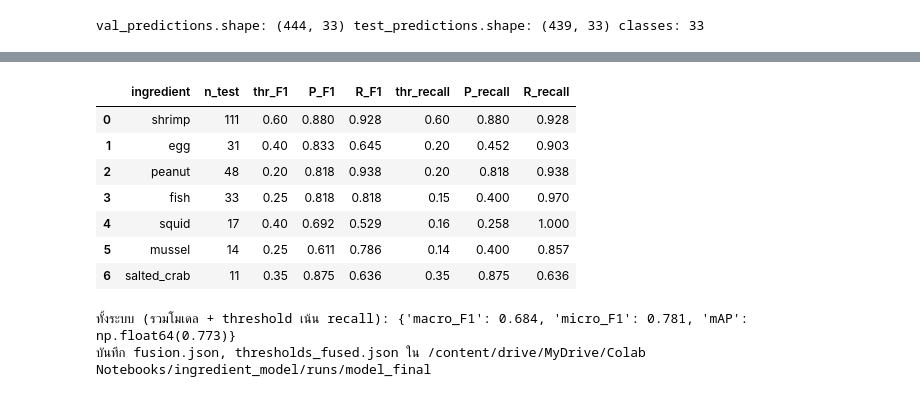
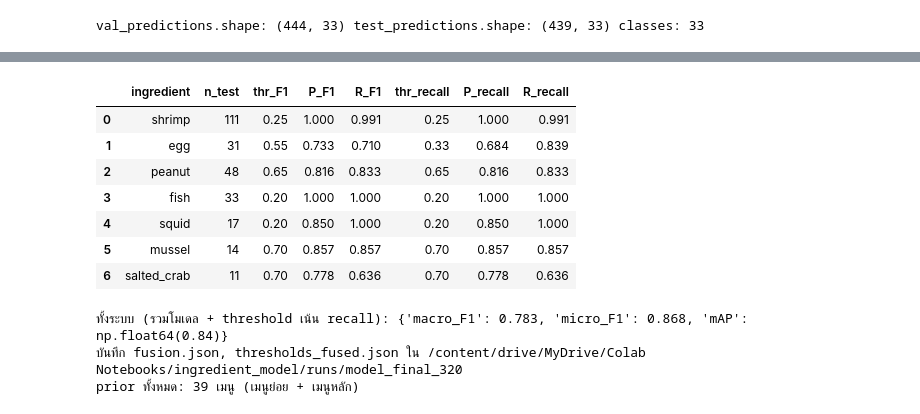
Before and after one commit to Duangkamolka0/gin-dai-mai, a Jupyter notebook: model/EfficientnetB0_ingredients.ipynb, the cells around one changed output, grey strips where cells are left out. Drawn from its saved outputs; the diff is of its cells as text; code cells hidden in the pictures.

Commit message:
Add ingredient detection model with dish-recipe fusion
- EfficientNetB0 multi-label ingredient model (320px, 33 ingredients)
- Fix model.py, router.py and scorer.py bugs; fix Thai label key mismatches

```diff
--- a/model/EfficientnetB0_ingredients.ipynb
+++ b/model/EfficientnetB0_ingredients.ipynb
@@ -10,7 +10,7 @@ import sys
 PROJECT    = '/content/drive/MyDrive/Colab Notebooks/ingredient_model'
 IMAGE_ROOT = '/content/drive/MyDrive/Colab Notebooks/image_ingredient_dataset'
 DATA_DIR   = '/content/data_prepared'
-COMPARE_DIR = f'{PROJECT}/runs/model_final'
+COMPARE_DIR = f'{PROJECT}/runs/model_final_320'
 FINAL_DIR = COMPARE_DIR
 os.chdir(PROJECT)
 print(os.listdir(PROJECT))
@@ -80,7 +82,7 @@ labels_final_set1_1669.json: 1669 → 1669 แถว (ตัดทิ้ง [])
 labels_final_set2_1584.json: 1584 → 1583 แถว (ตัดทิ้ง ['Set 2/panang/panangchicken/panangchicken(33).jpg']) → labels_final_set2_1584_fixed.json
 # %%
 BACKBONE = "efficientnetb0"
-IMG_SIZE = 224
+IMG_SIZE = 320
 BATCH = 32
 EPOCHS_HEAD = 10
 EPOCHS_FT = 40
@@ -1365,7 +1367,7 @@ for data in (train_data, val_data, test_data):
     data["dish_model"] = data["dish"].map(DISH_TO_MODEL)
     assert data["dish_model"].notna().all(), data.loc[data["dish_model"].isna(), "dish"].unique()
 
-PRIOR_LEVEL = "dish_model"
+PRIOR_LEVEL = "variant"
 
 prior_table = train_data.groupby(PRIOR_LEVEL)[classes].mean()
 global_mean = train_data[classes].mean().values
@@ -1566,39 +1568,72 @@ system_scores = get_scores(
 )
 
 print(
     "\nทั้งระบบ (รวมโมเดล + threshold เน้น recall):",
     {key: round(value, 3) for key, value in system_scores.items()}
 )
 
 fusion_data = {
     "weight_image": float(W),
     "prior_level": PRIOR_LEVEL,
     "prior": {
         key: dict(zip(classes, map(float, value)))
         for key, value in prior_table.iterrows()
     },
     "default_prior": dict(zip(classes, map(float, global_mean)))
 }
 
 with open(RUN / "fusion.json", "w", encoding="utf-8") as file:
     json.dump(fusion_data, file, indent=2, ensure_ascii=False)
 
 with open(RUN / "thresholds_fused.json", "w", encoding="utf-8") as file:
     json.dump(
         dict(zip(classes, map(float, final_thresholds))),
         file,
         indent=2
     )
 
 print("บันทึก fusion.json, thresholds_fused.json ใน", RUN)
+
+FAMILY = {
+    "som tum poo plara": "som tum", "som tum thai": "som tum",
+    "pad thai chicken": "pad thai", "pad thai goong": "pad thai", "pad thai pork": "pad thai",
+    "tom yum kung nam kon": "tom yum", "tom yum kung nam sai": "tom yum",
+    "tom yum pla": "tom yum", "tom yum seafood": "tom yum",
+    "beef green curry": "green curry", "chicken green curry": "green curry", "prok green curry X": "green curry",
+    "pad kra pao beef": "pad kra pao", "pad kra pao crispy pork": "pad kra pao",
+    "pad kra pao mince pork": "pad kra pao", "pad kra pao chicken X": "pad kra pao",
+    "tomkhagai": "tom kha",
+    "larbbeef": "larb", "larbchicken": "larb", "larbpork": "larb",
+    "panangbeef": "panang", "panangchicken": "panang", "panangpork": "panang",
+    "gaeng_som_cha_om_kung": "gaeng som", "gaengsomfish": "gaeng som", "gaengsomkung": "gaeng som",
+    "massamancurrybeef": "massaman", "massamancurrychicken": "massaman",
+}
+MERGE_GROUPS = {"pad thai (chicken/pork)": ["pad thai chicken", "pad thai pork"]}
+
+family_prior = {}
+fam = train_data["variant"].map(FAMILY)
+for name, group in train_data[fam.notna()].groupby(fam[fam.notna()]):
+    family_prior[name] = group[classes].mean()
+for name, members in MERGE_GROUPS.items():
+    family_prior[name] = train_data[train_data["variant"].isin(members)][classes].mean()
+
+with open(RUN / "fusion.json", encoding="utf-8") as file:
+    fusion = json.load(file)
+for name, values in family_prior.items():
+    fusion["prior"][name] = dict(zip(classes, map(float, values)))
+with open(RUN / "fusion.json", "w", encoding="utf-8") as file:
+    json.dump(fusion, file, indent=2, ensure_ascii=False)
+
+print("prior ทั้งหมด:", len(fusion["prior"]), "เมนู (เมนูย่อย + เมนูหลัก)")
 # %% [output]
 |  | ingredient | n_test | thr_F1 | P_F1 | R_F1 | thr_recall | P_recall | R_recall |
-| 0 | shrimp | 111 | 0.60 | 0.880 | 0.928 | 0.60 | 0.880 | 0.928 |
-| 1 | egg | 31 | 0.40 | 0.833 | 0.645 | 0.20 | 0.452 | 0.903 |
-| 2 | peanut | 48 | 0.20 | 0.818 | 0.938 | 0.20 | 0.818 | 0.938 |
-| 3 | fish | 33 | 0.25 | 0.818 | 0.818 | 0.15 | 0.400 | 0.970 |
-| 4 | squid | 17 | 0.40 | 0.692 | 0.529 | 0.16 | 0.258 | 1.000 |
-| 5 | mussel | 14 | 0.25 | 0.611 | 0.786 | 0.14 | 0.400 | 0.857 |
-| 6 | salted_crab | 11 | 0.35 | 0.875 | 0.636 | 0.35 | 0.875 | 0.636 |
+| 0 | shrimp | 111 | 0.25 | 1.000 | 0.991 | 0.25 | 1.000 | 0.991 |
+| 1 | egg | 31 | 0.55 | 0.733 | 0.710 | 0.33 | 0.684 | 0.839 |
+| 2 | peanut | 48 | 0.65 | 0.816 | 0.833 | 0.65 | 0.816 | 0.833 |
+| 3 | fish | 33 | 0.20 | 1.000 | 1.000 | 0.20 | 1.000 | 1.000 |
+| 4 | squid | 17 | 0.20 | 0.850 | 1.000 | 0.20 | 0.850 | 1.000 |
+| 5 | mussel | 14 | 0.70 | 0.857 | 0.857 | 0.70 | 0.857 | 0.857 |
+| 6 | salted_crab | 11 | 0.70 | 0.778 | 0.636 | 0.70 | 0.778 | 0.636 |
-ทั้งระบบ (รวมโมเดล + threshold เน้น recall): {'macro_F1': 0.684, 'micro_F1': 0.781, 'mAP': np.float64(0.773)}
-บันทึก fusion.json, thresholds_fused.json ใน /content/drive/MyDrive/Colab Notebooks/ingredient_model/runs/model_final
+ทั้งระบบ (รวมโมเดล + threshold เน้น recall): {'macro_F1': 0.783, 'micro_F1': 0.868, 'mAP': np.float64(0.84)}
+บันทึก fusion.json, thresholds_fused.json ใน /content/drive/MyDrive/Colab Notebooks/ingredient_model/runs/model_final_320
+prior ทั้งหมด: 39 เมนู (เมนูย่อย + เมนูหลัก)
```
Also changed, not shown: parts of 7 cells of this notebook, 9 other files.
